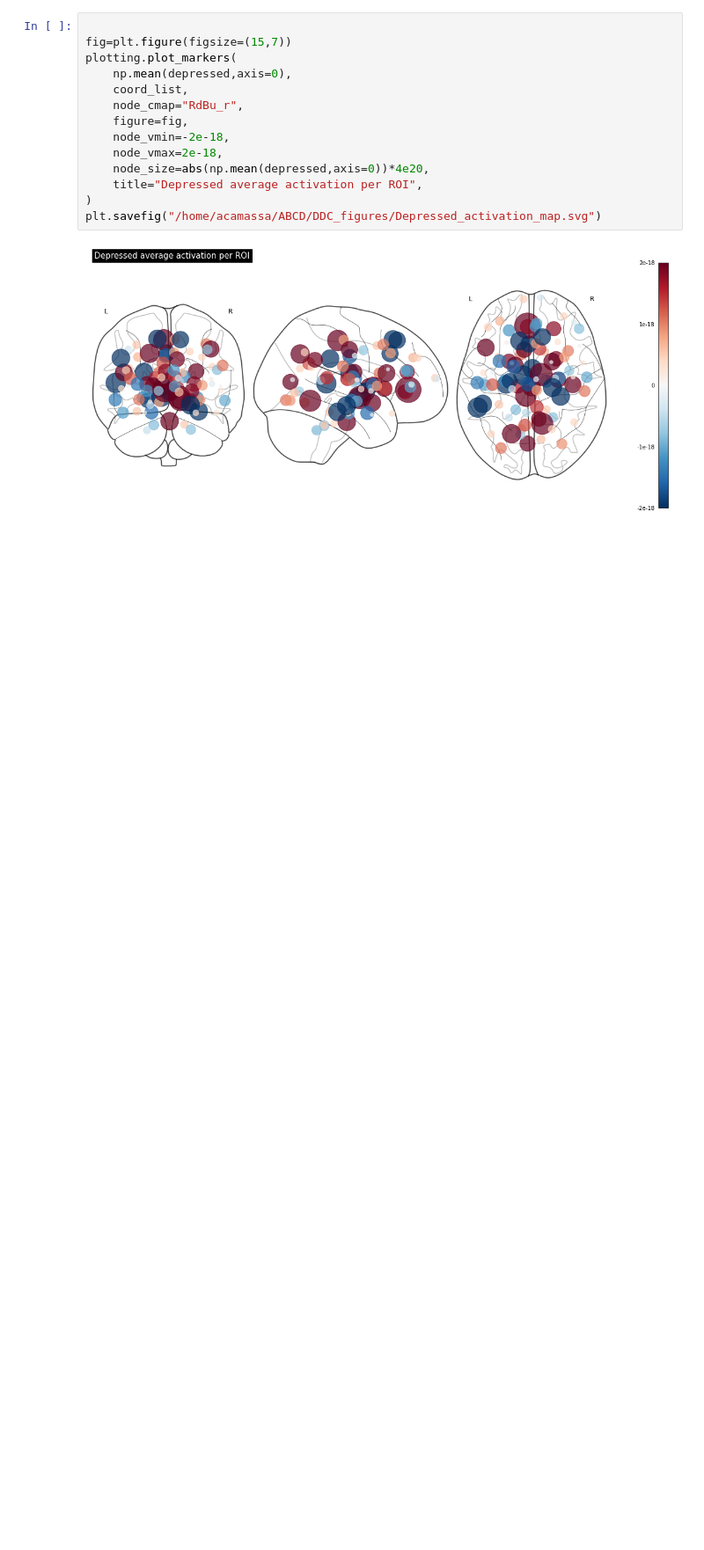
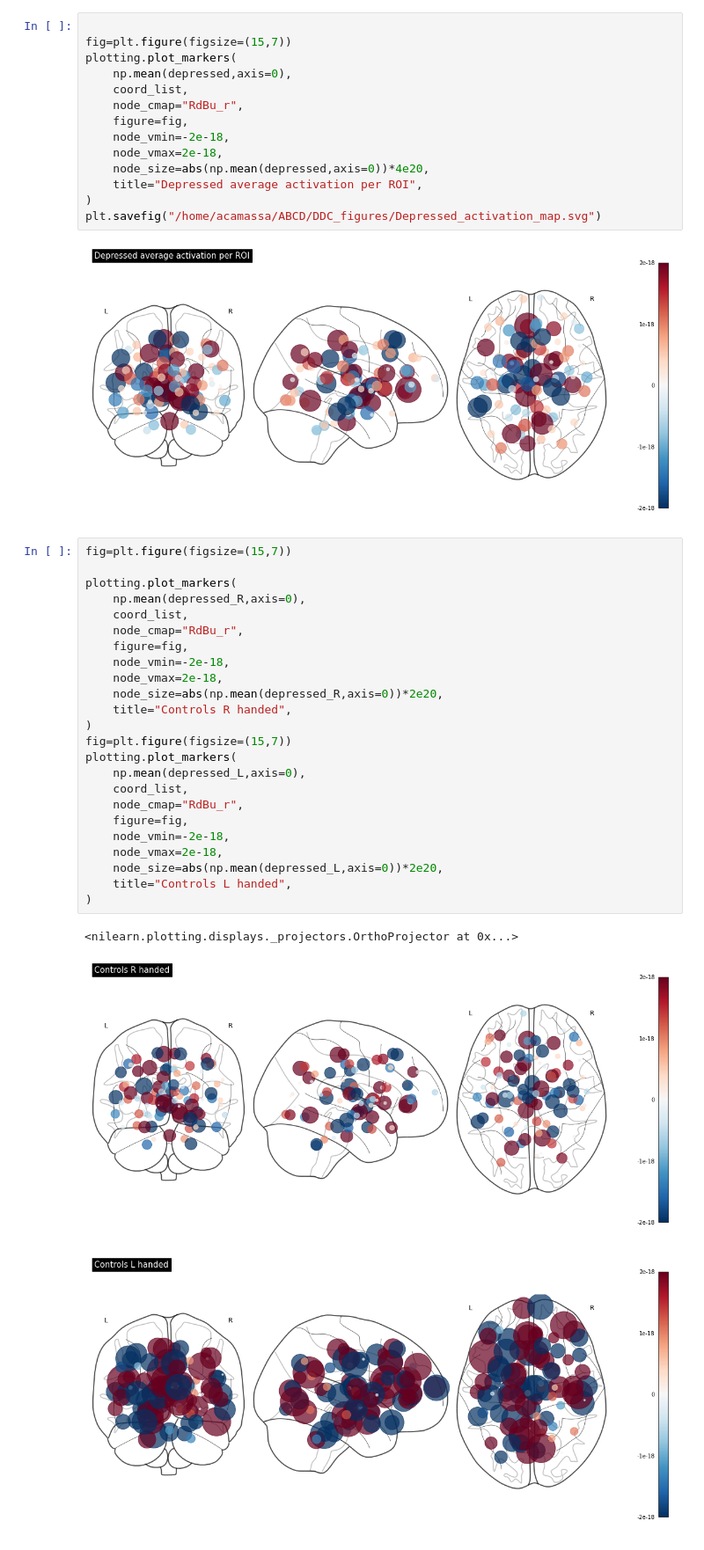
Before and after one commit to margotwagner/DDC, a Jupyter notebook: notebooks/ac-rsfmri_activation_map.ipynb, the cells around one changed output. Shown at 88% size. Cells and saved outputs as stored; diff of their text form; blank space fills up the shorter version.

```diff
--- a/notebooks/ac-rsfmri_activation_map.ipynb
+++ b/notebooks/ac-rsfmri_activation_map.ipynb
@@ -65,3 +219,31 @@ plotting.plot_markers(
 plt.savefig("/home/acamassa/ABCD/DDC_figures/Depressed_activation_map.svg")
 # %% [output]
 [figure]
+# %%
+fig=plt.figure(figsize=(15,7))
+
+plotting.plot_markers(
+    np.mean(depressed_R,axis=0),
+    coord_list,
+    node_cmap="RdBu_r",
+    figure=fig,
+    node_vmin=-2e-18,
+    node_vmax=2e-18,
+    node_size=abs(np.mean(depressed_R,axis=0))*2e20,
+    title="Controls R handed",
+)
+fig=plt.figure(figsize=(15,7))
+plotting.plot_markers(
+    np.mean(depressed_L,axis=0),
+    coord_list,
+    node_cmap="RdBu_r",
+    figure=fig,
+    node_vmin=-2e-18,
+    node_vmax=2e-18,
+    node_size=abs(np.mean(depressed_L,axis=0))*2e20,
+    title="Controls L handed",
+)
+# %% [output]
+<nilearn.plotting.displays._projectors.OrthoProjector at 0x...>
+[figure, added]
+[figure, added]
```
Also changed, not shown: parts of 15 cells of this notebook, 4 other files.
